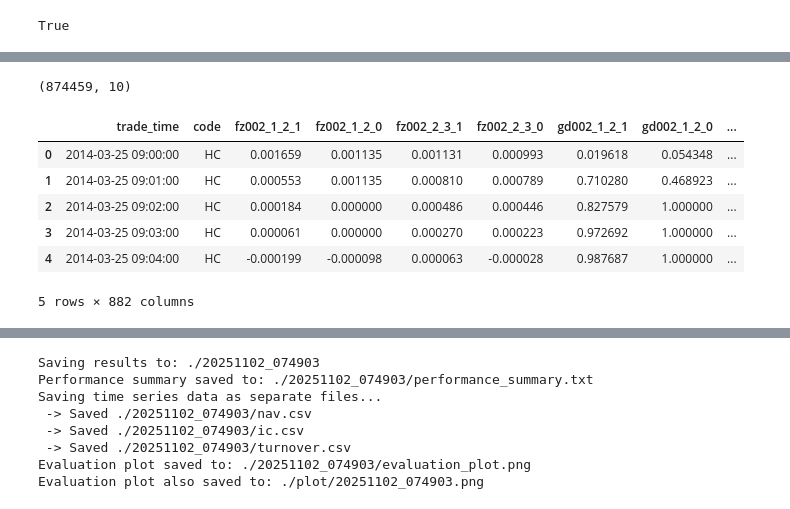
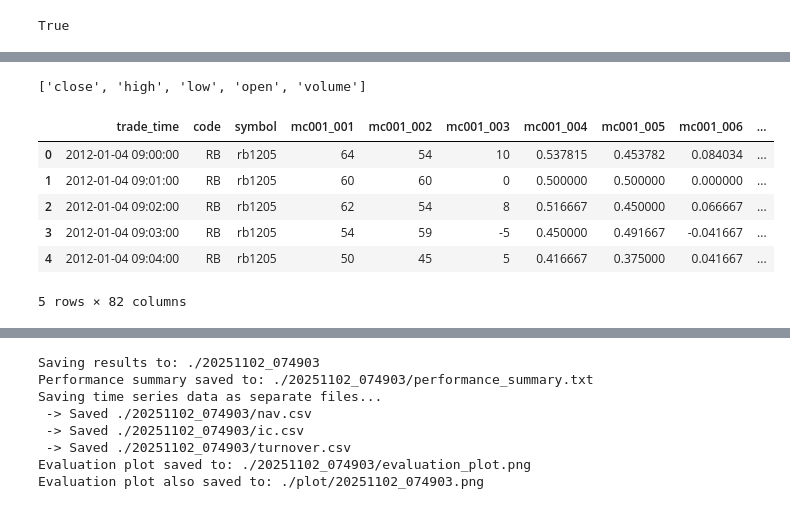
Before and after one commit to flaght/Chrono, a Jupyter notebook: genuis/mizar/z03_mining/20.1.1.公式化因子绩效.ipynb, the cells around one changed output, grey strips where cells are left out. Cells and saved outputs as stored; diff of their text form; code cells hidden in the pictures.

```diff
--- a/genuis/mizar/z03_mining/20.1.1.公式化因子绩效.ipynb
+++ b/genuis/mizar/z03_mining/20.1.1.公式化因子绩效.ipynb
@@ -13,8 +21,8 @@ from lib.cux001 import FactorEvaluate1
 # %%
 method = 'ricso2'
-instruments = 'hcb'
+instruments = 'rbb'
 period = 5
-task_id = '134001'
+task_id = '113002'
 datasets = ['train','val']
 # %%
 total_data = fetch_data(method=method,
@@ -50,4 +48,0 @@ market_data.tail()
-# %%
-market_data.shape
-# %% [output]
-(874459, 10)
@@ -72,14 +71,18 @@ factor_columns = [
     ]#[0:100]
 # %%
 #total_data
+basic_columns
+# %% [output]
+['close', 'high', 'low', 'open', 'volume']
 # %%
-total_data = total_data[['trade_time', 'code'] + factor_columns + basic_columns + ["nxt1_ret_{}h".format(period)]]
+# total_data = total_data[['trade_time', 'code'] + factor_columns + basic_columns + ["nxt1_ret_{}h".format(period)]]
+total_data = total_data[['trade_time', 'code'] + factor_columns  + ["nxt1_ret_{}h".format(period)]]
 total_data.head()
 # %% [output]
-|  | trade_time | code | fz002_1_2_1 | fz002_1_2_0 | fz002_2_3_1 | fz002_2_3_0 | gd002_1_2_1 | gd002_1_2_0 | ... |
-| 0 | 2014-03-25 09:00:00 | HC | 0.001659 | 0.001135 | 0.001131 | 0.000993 | 0.019618 | 0.054348 | ... |
-| 1 | 2014-03-25 09:01:00 | HC | 0.000553 | 0.001135 | 0.000810 | 0.000789 | 0.710280 | 0.468923 | ... |
-| 2 | 2014-03-25 09:02:00 | HC | 0.000184 | 0.000000 | 0.000486 | 0.000446 | 0.827579 | 1.000000 | ... |
-| 3 | 2014-03-25 09:03:00 | HC | 0.000061 | 0.000000 | 0.000270 | 0.000223 | 0.972692 | 1.000000 | ... |
-| 4 | 2014-03-25 09:04:00 | HC | -0.000199 | -0.000098 | 0.000063 | -0.000028 | 0.987687 | 1.000000 | ... |
+|  | trade_time | code | symbol | mc001_001 | mc001_002 | mc001_003 | mc001_004 | mc001_005 | mc001_006 | ... |
+| 0 | 2012-01-04 09:00:00 | RB | rb1205 | 64 | 54 | 10 | 0.537815 | 0.453782 | 0.084034 | ... |
+| 1 | 2012-01-04 09:01:00 | RB | rb1205 | 60 | 60 | 0 | 0.500000 | 0.500000 | 0.000000 | ... |
+| 2 | 2012-01-04 09:02:00 | RB | rb1205 | 62 | 54 | 8 | 0.516667 | 0.450000 | 0.066667 | ... |
+| 3 | 2012-01-04 09:03:00 | RB | rb1205 | 54 | 59 | -5 | 0.450000 | 0.491667 | -0.041667 | ... |
+| 4 | 2012-01-04 09:04:00 | RB | rb1205 | 50 | 45 | 5 | 0.416667 | 0.375000 | 0.041667 | ... |
-5 rows × 882 columns
+5 rows × 82 columns
```
Also changed, not shown: parts of 16 cells of this notebook, 3 other files.
